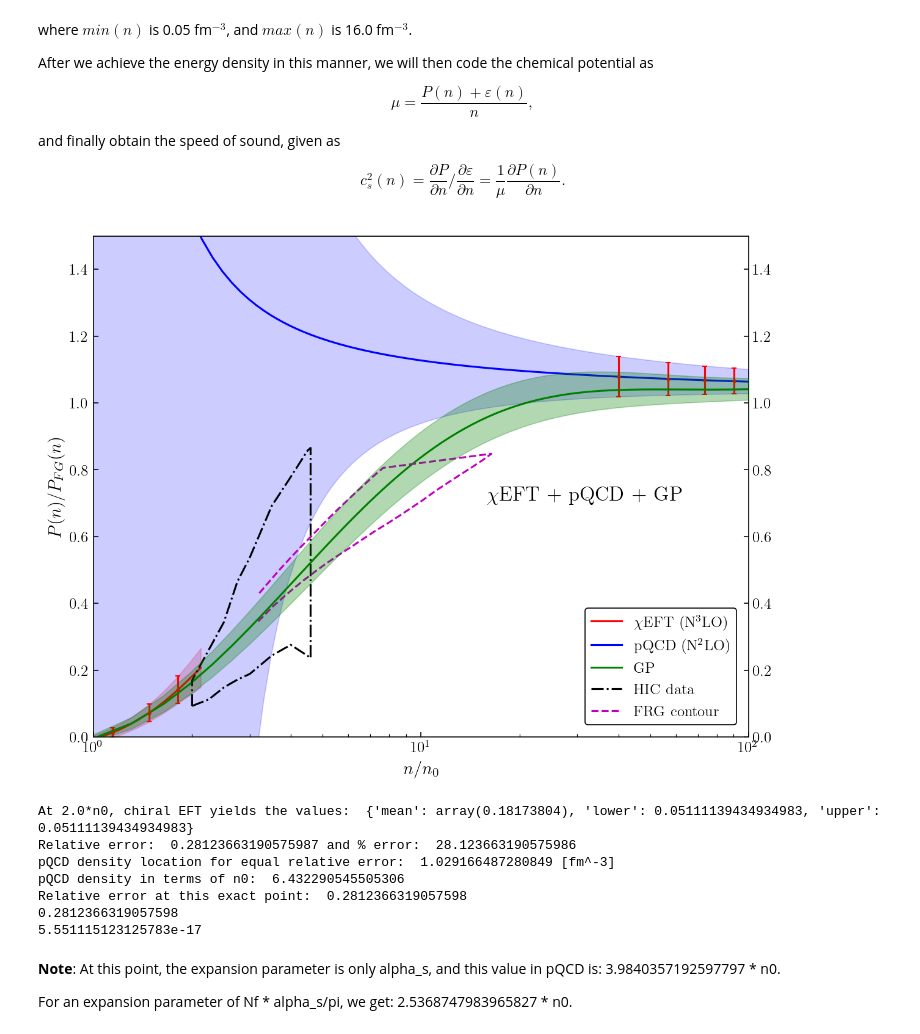
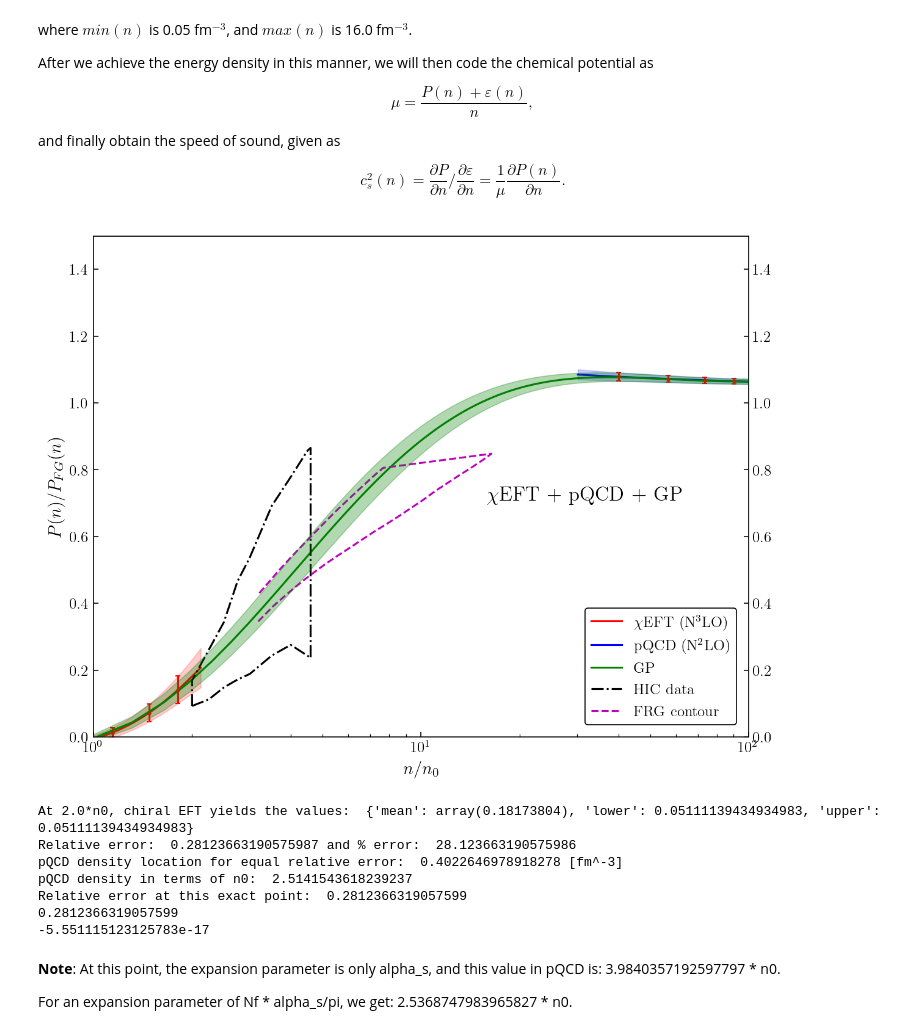
Before and after one commit to asemposki/neutron-rich-bmm, a Jupyter notebook: Pressure_Mixing_GP.ipynb, the cells around one changed output. Drawn from its saved outputs; the diff is of its cells as text; code cells hidden in the pictures.

```diff
--- a/Pressure_Mixing_GP.ipynb
+++ b/Pressure_Mixing_GP.ipynb
@@ -79,11 +79,11 @@ _, mu_n, mu_FG = pqcdk.inversion(n_mu=n_q)
 ## Loading GP data
 # %%
 # load training data from GPJaxEmcee calculation for plotting
-tr_data = np.load('data/gpjaxemcee_data/gp_pqcd_alphas_onlyc2_training_log.npz')
+tr_data = np.load('data/gpjaxemcee_data/gp_pqcd_training_log.npz')
 print(len(tr_data['mean']))
 
 # load the GP evaluation data from GPJaxEmcee
-gp_result = np.load('data/gpjaxemcee_data/gp_pqcd_alphas_onlyc2_log.npz')
+gp_result = np.load('data/gpjaxemcee_data/gp_pqcd_log.npz')
 print(len(gp_result['mean']))
 # %% [output]
 8
@@ -93,7 +93,7 @@ print(len(gp_result['mean']))
 density_test = density[::2]
 # %%
 # use the conversion from the pQCD code to see if this resolves things
-convert_pqcd = np.load('data/eos_data/pqcd_fg_data_alphas_onlyc2.npz')
+convert_pqcd = np.load('data/eos_data/pqcd_fg_data.npz')
 
 # interpolate for a functional form to use
 convert_interp = scinterp.interp1d(convert_pqcd['density'], convert_pqcd['mean'], \
@@ -128,7 +128,7 @@ $$
 # %%
 # import the data from the ChEFT, pQCD files directly as the models
 chiral_result = np.load('data/eos_data/pressure_chiral_data_scaled_2n0.npz')
-pqcd_result = np.load('data/eos_data/pressure_pqcd_data_scaled_expQ_alphas_onlyc2.npz')
+pqcd_result = np.load('data/eos_data/pressure_pqcd_data_scaled.npz')
 
 # plot BMM result
 fig = plt.figure(figsize=(8,6), dpi=150)
@@ -151,16 +151,19 @@ mean_pqcd = pqcd_result['mean'][:,2]
 std_dev_chiral = chiral_result['std_dev'][:,3]
 std_dev_pqcd = pqcd_result['std_dev'][:,2]
 
+# stop plotting past this point
+ind_cut = np.where(pqcd_result['dens_scaled'] >= 30.0)[0][0]
+
 # model means
 ax.plot(chiral_result['density']/n0, chiral_result['mean'][:,3], color=colors[0], label=labels[0])
-ax.plot(pqcd_result['density']/n0, pqcd_result['mean'][:,2], color=colors[1], label=labels[1])
+ax.plot(pqcd_result['density'][ind_cut:]/n0, pqcd_result['mean'][ind_cut:,2], color=colors[1], label=labels[1])
 
 # PPD mean (testing data array)
 ax.plot(gp_result['density']/n0, gp_result['mean'], color='g', label='GP')
 
 # model uncertainties
 ax.fill_between(chiral_result['density']/n0, mean_chiral - 1.0*std_dev_chiral, mean_chiral + 1.0*std_dev_chiral, color=colors[0], alpha=0.2)
-ax.fill_between(pqcd_result['density']/n0, mean_pqcd - 1.0*std_dev_pqcd, mean_pqcd + 1.0*std_dev_pqcd, \
+ax.fill_between(pqcd_result['density'][ind_cut:]/n0, mean_pqcd[ind_cut:] - 1.0*std_dev_pqcd[ind_cut:], mean_pqcd[ind_cut:] + 1.0*std_dev_pqcd[ind_cut:], \
                 color=colors[1], alpha=0.2)
 
 # PPD band (testing data array)
@@ -173,34 +176,34 @@ df_frg = pd.read_csv('data/frg_data_pressure.csv')
 df_hhic = pd.read_csv('data/hic_data_huth.csv')
 df_hfrg = pd.read_csv('data/frg_data_huth.csv')
 
 # frg unscaling
 pressure_free = np.zeros([len(df_frg['n/n0'])])
 p_fg = np.zeros([len(density_test)])
 hbarc = 197.327 # MeV fm
 
 # contour kf_s calculated here
 contour_kf_s_fg = fermi_momentum(density=density_test, degeneracy=4)
 contour_kf_s = fermi_momentum(density=0.16*df_frg['n/n0'], degeneracy=4)
 
 for i in range(len(df_frg['n/n0'])):
     pressure_free[i] = ((1.0/(2.0*np.square(np.pi)))*(contour_kf_s[i]**4.0))*(hbarc)
 p_fg = pqcd_convert_arr
 
 # unscale FRG
 frg_unscaled = df_frg['P/P_free']*pressure_free
 ax.plot(df['Density/n0'], df['p_pfg'], color='k', linestyle='dashdot', label='HIC data')
 ax.plot(df_frg['n/n0'], df_frg['P/P_free'], color='m', linestyle='dashed', label='FRG contour')
 
 # plot the training points
 plt.errorbar(tr_data["density"]/n0, tr_data["mean"], yerr=tr_data["std"], \
              color='red', fmt='o', markersize=2, capsize=2)
 
 # legend
 ax.set_xscale('log')
 ax.legend(loc='lower right', fontsize=12)
 plt.show()
 # %% [output]
-[figure, old version]
+[figure, new version]
 # %%
 # calculating the errors around 'breakdown'
 from scipy.interpolate import interp1d
@@ -252,11 +255,11 @@ print(rel_err - pqcd_rel_interp(pqcd_rel_dens))
 # %% [output]
 At 2.0*n0, chiral EFT yields the values:  {'mean': array(0.18173804), 'lower': 0.05111139434934983, 'upper': 0.05111139434934983}
 Relative error:  0.28123663190575987 and % error:  28.123663190575986
-pQCD density location for equal relative error:  1.029166487280849 [fm^-3]
-pQCD density in terms of n0:  6.432290545505306
-Relative error at this exact point:  0.2812366319057598
-0.2812366319057598
-5.551115123125783e-17
+pQCD density location for equal relative error:  0.4022646978918278 [fm^-3]
+pQCD density in terms of n0:  2.5141543618239237
+Relative error at this exact point:  0.2812366319057599
+0.2812366319057599
+-5.551115123125783e-17
 # %% [markdown]
 __Note__: At this point, the expansion parameter is only alpha_s, and this value in pQCD is: 3.9840357192597797 * n0.
 
```
Also changed, not shown: parts of 3 cells of this notebook, 6 other files.
